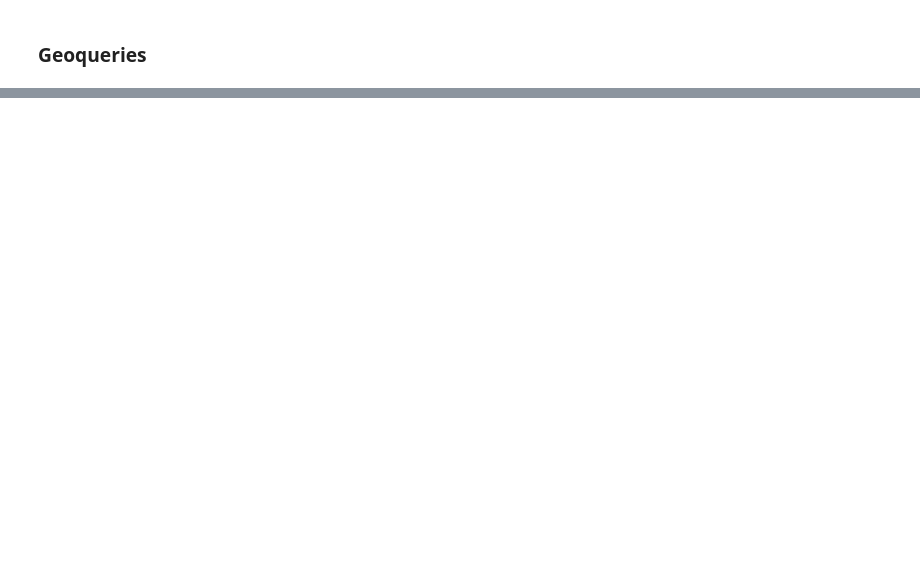
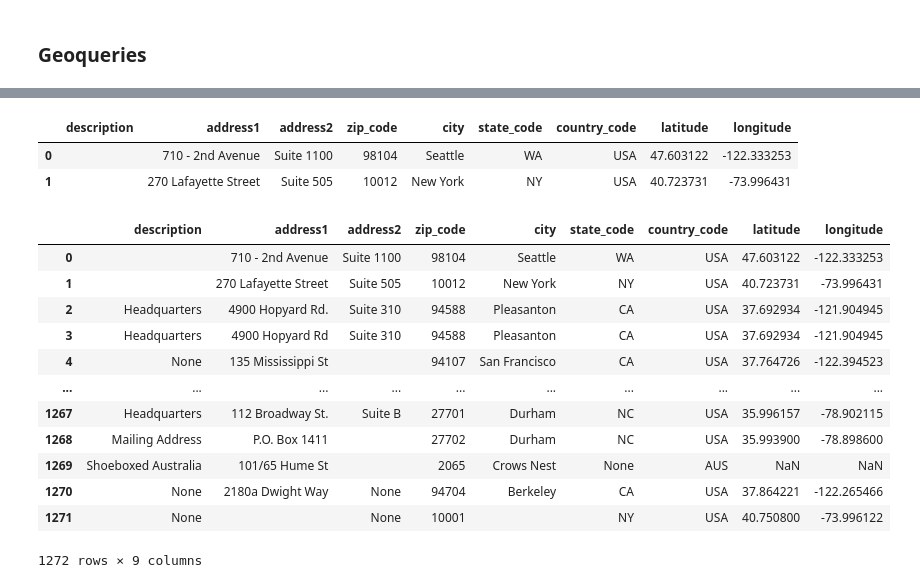
Before and after one commit to Ironhack-Data-Madrid-Abril-2021/Material_Clase, a Jupyter notebook: semana_5/5.1 - MongoDB.ipynb, the cells around one changed output, grey strips where cells are left out. Drawn from its saved outputs; the diff is of its cells as text; code cells hidden in the pictures; blank space fills up the shorter version.

```diff
--- a/semana_5/5.1 - MongoDB.ipynb
+++ b/semana_5/5.1 - MongoDB.ipynb
@@ -14,0 +179,12 @@ Una de las diferencias más importantes con respecto a las bases de datos relaci
+# %%
+al_menos_1_ofi=db.companies.find({'offices': {'$not': {'$size':0}}},
+                                 {'name':1, '_id':0, 'offices':1})
+
+
+# devuelve aquellos elemento con oficinas distintas de cero
+# solo el nombre y oficinas
+# %%
+import pandas as pd
+
+df=pd.DataFrame(al_menos_1_ofi)
+df.head()
@@ -14,0 +198,5 @@ Una de las diferencias más importantes con respecto a las bases de datos relaci
+# %%
+df=df.dropna()
+# %%
+for i in range(len(df.offices[0])):
+    print (pd.DataFrame(df.offices[0][i].items()))
@@ -14,0 +241,26 @@ Una de las diferencias más importantes con respecto a las bases de datos relaci
+# %%
+display(jsnn[0])
+# %% [output]
+|  | description | address1 | address2 | zip_code | city | state_code | country_code | latitude | longitude |
+| 0 |  | 710 - 2nd Avenue | Suite 1100 | 98104 | Seattle | WA | USA | 47.603122 | -122.333253 |
+| 1 |  | 270 Lafayette Street | Suite 505 | 10012 | New York | NY | USA | 40.723731 | -73.996431 |
+# %%
+df_n=pd.DataFrame()
+for i in range(1000):
+    df_n=df_n.append(pd.json_normalize(df.offices[i]), ignore_index=True)
+
+df_n
+# %% [output]
+|  | description | address1 | address2 | zip_code | city | state_code | country_code | latitude | longitude |
+| 0 |  | 710 - 2nd Avenue | Suite 1100 | 98104 | Seattle | WA | USA | 47.603122 | -122.333253 |
+| 1 |  | 270 Lafayette Street | Suite 505 | 10012 | New York | NY | USA | 40.723731 | -73.996431 |
+| 2 | Headquarters | 4900 Hopyard Rd. | Suite 310 | 94588 | Pleasanton | CA | USA | 37.692934 | -121.904945 |
+| 3 | Headquarters | 4900 Hopyard Rd | Suite 310 | 94588 | Pleasanton | CA | USA | 37.692934 | -121.904945 |
+| 4 | None | 135 Mississippi St |  | 94107 | San Francisco | CA | USA | 37.764726 | -122.394523 |
+| ... | ... | ... | ... | ... | ... | ... | ... | ... | ... |
+| 1267 | Headquarters | 112 Broadway St. | Suite B | 27701 | Durham | NC | USA | 35.996157 | -78.902115 |
+| 1268 | Mailing Address | P.O. Box 1411 |  | 27702 | Durham | NC | USA | 35.993900 | -78.898600 |
+| 1269 | Shoeboxed Australia | 101/65 Hume St |  | 2065 | Crows Nest | None | AUS | NaN | NaN |
+| 1270 | None | 2180a Dwight Way | None | 94704 | Berkeley | CA | USA | 37.864221 | -122.265466 |
+| 1271 | None |  | None | 10001 |  | NY | USA | 40.750800 | -73.996122 |
+1272 rows × 9 columns
```
Also changed, not shown: parts of 44 cells of this notebook.
